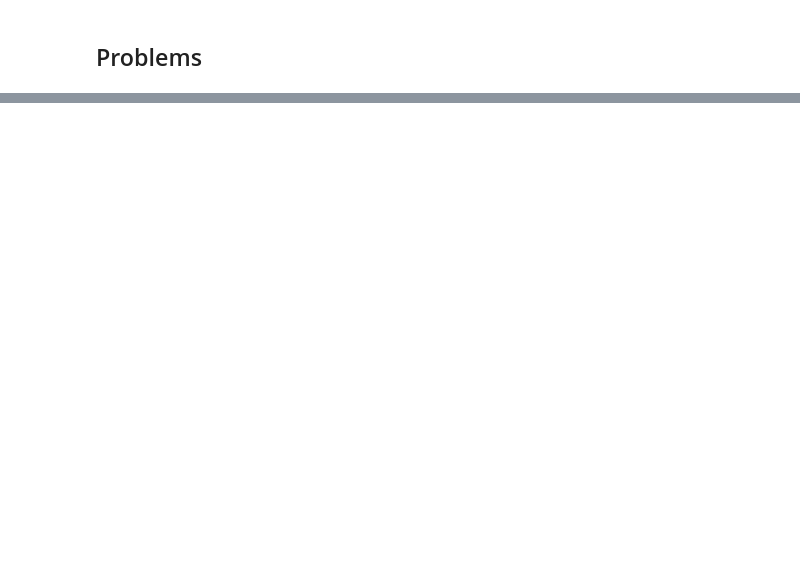
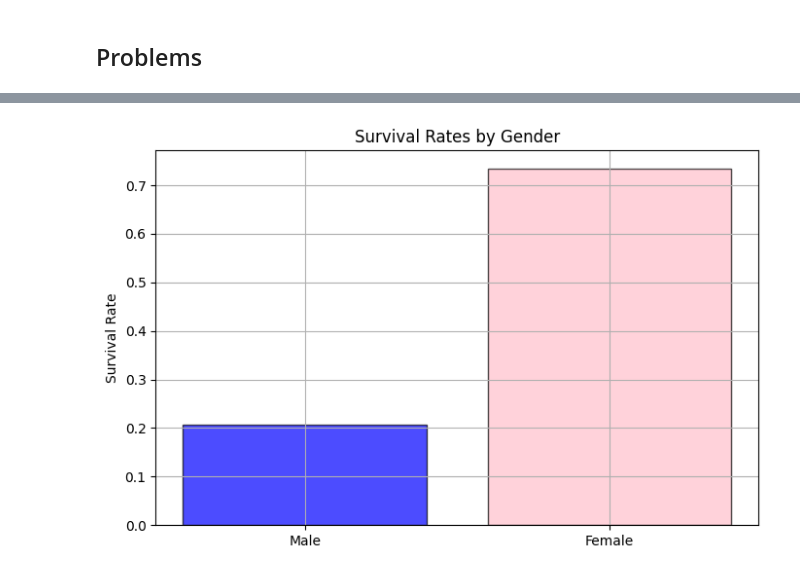
Before and after one commit to piraterashik/Titanic_ML, a Jupyter notebook: titanic.ipynb, the cells around one changed output, grey strips where cells are left out. Saved outputs shown, nothing was run; the diff lists cells and outputs as text; code cells hidden in the pictures; blank space fills up the shorter version.

```diff
--- a/titanic.ipynb
+++ b/titanic.ipynb
@@ -477,0 +79,32 @@ p20
+# %%
+# # YOUR CODE HERE
+
+# file_path = "titanic.tsv.gz"
+
+# titanic_data = pd.read_csv(file_path, sep="\t")
+
+# # random sample of 10 rows
+# titanic_sample = titanic_data.sample(10)
+# print(titanic_sample)
+
+
+# downloading titanic dataset
+url = "https://github.com/EpistasisLab/pmlb/blob/master/datasets/titanic/titanic.tsv.gz"
+file_path = "titanic.tsv.gz"  # Save it locally in the Codespace
+
+# download and save
+import os
+if not os.path.exists(file_path):
+    import urllib.request
+    urllib.request.urlretrieve(url, file_path)
+
+# load
+import pandas as pd
+titanic_data = pd.read_csv(file_path, sep="\t")
+
+# dropping rows w/ missing data
+titanic_data = titanic_data.dropna()
+
+# displaying random sample of 10 rows
+titanic_sample = titanic_data.sample(10)
+print(titanic_sample)
@@ -477,0 +372,13 @@ p20
+# %%
+# 2)
+
+# gender-based survival
+gender_survival = titanic_data.groupby('gender')['target'].mean()
+plt.figure(figsize=(8, 5))
+plt.bar(['Male', 'Female'], gender_survival, color=['blue', 'pink'], edgecolor='black', alpha=0.7)
+plt.title('Survival Rates by Gender')
+plt.ylabel('Survival Rate')
+plt.grid(True)
+plt.show()
+# %% [output]
+[figure, added]
```
Also changed, not shown: parts of 119 cells of this notebook.
